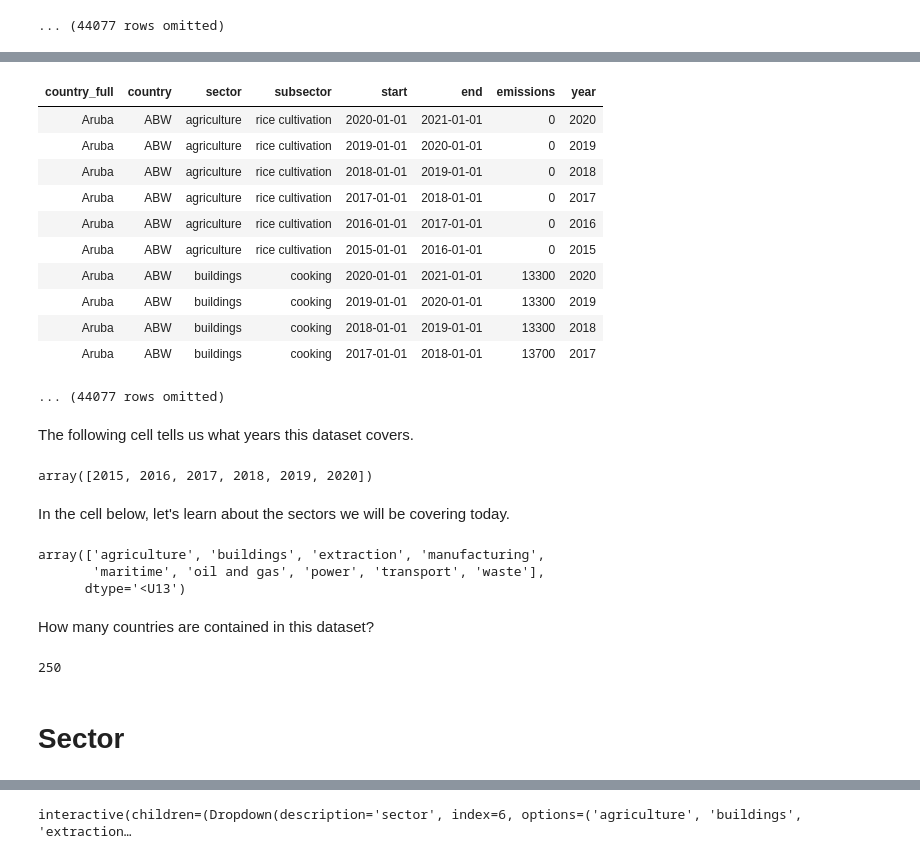
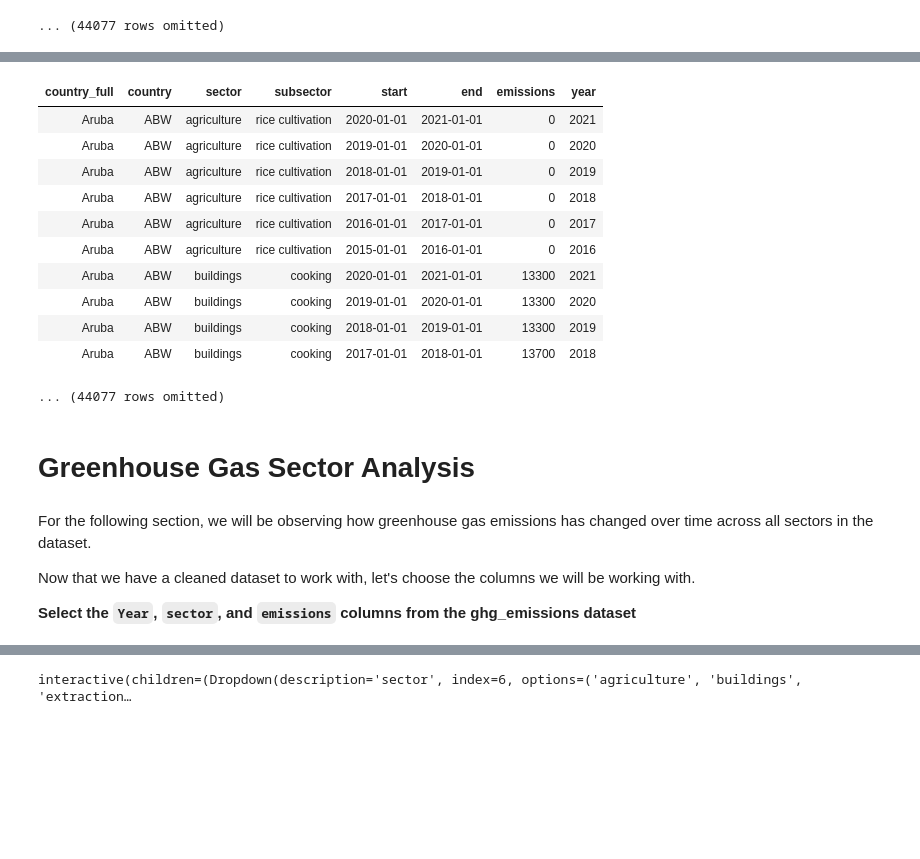
Before and after one commit to ds-modules/DATA88-SP22, a Jupyter notebook: trace02/trace02.ipynb, the cells around one changed output, grey strips where cells are left out. Drawn from its saved outputs; the diff is of its cells as text; code cells hidden in the pictures; blank space fills up the shorter version.

```diff
--- a/trace02/trace02.ipynb
+++ b/trace02/trace02.ipynb
@@ -70,44 +65,33 @@ ghg_emissions
 # %%
-#create Year column
-dates = ghg_emissions.column("start")
+#create Year column uaing the end columns
+#dates = ghg_emissions.column("...")
+#years = [int(date[...]) for date in dates]
+#ghg_emissions = ghg_emissions.with_column("year", years)
+#ghg_emissions
+
+dates = ghg_emissions.column("end")
 years = [int(date[:4]) for date in dates]
 ghg_emissions = ghg_emissions.with_column("year", years)
 ghg_emissions
 # %% [output]
 | country_full | country | sector | subsector | start | end | emissions | year |
-| Aruba | ABW | agriculture | rice cultivation | 2020-01-01 | 2021-01-01 | 0 | 2020 |
-| Aruba | ABW | agriculture | rice cultivation | 2019-01-01 | 2020-01-01 | 0 | 2019 |
-| Aruba | ABW | agriculture | rice cultivation | 2018-01-01 | 2019-01-01 | 0 | 2018 |
-| Aruba | ABW | agriculture | rice cultivation | 2017-01-01 | 2018-01-01 | 0 | 2017 |
-| Aruba | ABW | agriculture | rice cultivation | 2016-01-01 | 2017-01-01 | 0 | 2016 |
-| Aruba | ABW | agriculture | rice cultivation | 2015-01-01 | 2016-01-01 | 0 | 2015 |
-| Aruba | ABW | buildings | cooking | 2020-01-01 | 2021-01-01 | 13300 | 2020 |
-| Aruba | ABW | buildings | cooking | 2019-01-01 | 2020-01-01 | 13300 | 2019 |
-| Aruba | ABW | buildings | cooking | 2018-01-01 | 2019-01-01 | 13300 | 2018 |
-| Aruba | ABW | buildings | cooking | 2017-01-01 | 2018-01-01 | 13700 | 2017 |
+| Aruba | ABW | agriculture | rice cultivation | 2020-01-01 | 2021-01-01 | 0 | 2021 |
+| Aruba | ABW | agriculture | rice cultivation | 2019-01-01 | 2020-01-01 | 0 | 2020 |
+| Aruba | ABW | agriculture | rice cultivation | 2018-01-01 | 2019-01-01 | 0 | 2019 |
+| Aruba | ABW | agriculture | rice cultivation | 2017-01-01 | 2018-01-01 | 0 | 2018 |
+| Aruba | ABW | agriculture | rice cultivation | 2016-01-01 | 2017-01-01 | 0 | 2017 |
+| Aruba | ABW | agriculture | rice cultivation | 2015-01-01 | 2016-01-01 | 0 | 2016 |
+| Aruba | ABW | buildings | cooking | 2020-01-01 | 2021-01-01 | 13300 | 2021 |
+| Aruba | ABW | buildings | cooking | 2019-01-01 | 2020-01-01 | 13300 | 2020 |
+| Aruba | ABW | buildings | cooking | 2018-01-01 | 2019-01-01 | 13300 | 2019 |
+| Aruba | ABW | buildings | cooking | 2017-01-01 | 2018-01-01 | 13700 | 2018 |
 ... (44077 rows omitted)
-# %% [markdown]
-The following cell tells us what years this dataset covers.
-# %%
-year = np.unique(ghg_emissions.column("year"))
-year
-# %% [output]
-array([2015, 2016, 2017, 2018, 2019, 2020])
-# %% [markdown]
-In the cell below, let's learn about the sectors we will be covering today.
-# %%
-sectors = np.unique(ghg_emissions.column("sector"))
-sectors
-# %% [output]
-array(['agriculture', 'buildings', 'extraction', 'manufacturing',
-       'maritime', 'oil and gas', 'power', 'transport', 'waste'],
-      dtype='<U13')
-# %% [markdown]
-How many countries are contained in this dataset?
-# %%
-len(np.unique(ghg_emissions.column("country")))
-# %% [output]
-250
 # %% [markdown]
-# Sector
+# Greenhouse Gas Sector Analysis
+# %% [markdown]
+For the following section, we will be observing how greenhouse gas emissions has changed over time across all sectors in the dataset.
+
+Now that we have a cleaned dataset to work with, let's choose the columns we will be working with.
+
+**Select the `Year`, `sector`, and `emissions` columns from the ghg_emissions dataset**
 # %%
```
Also changed, not shown: parts of 33 cells of this notebook.
